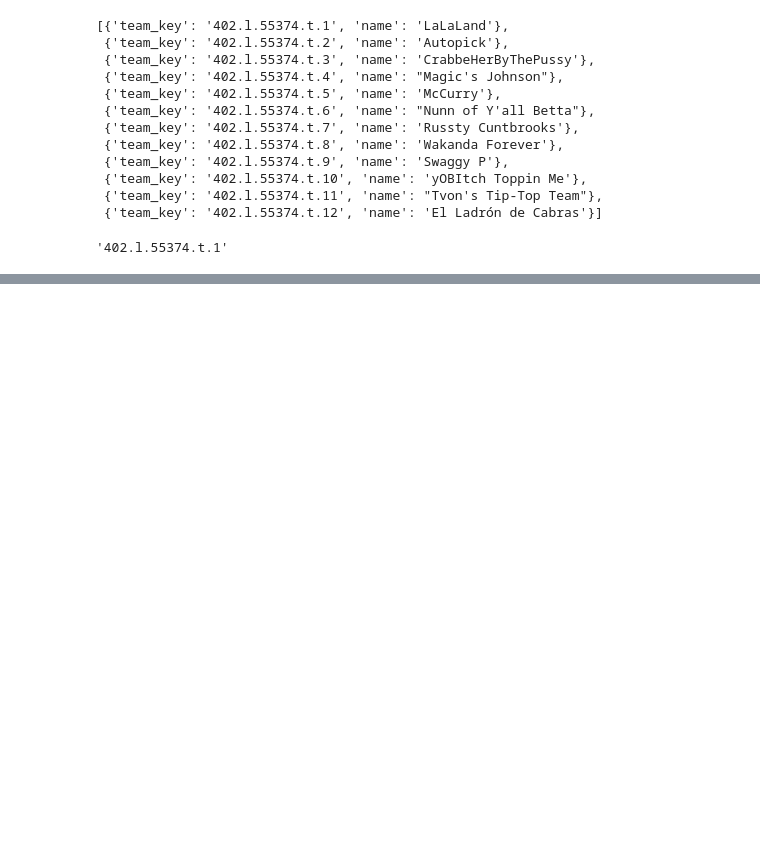
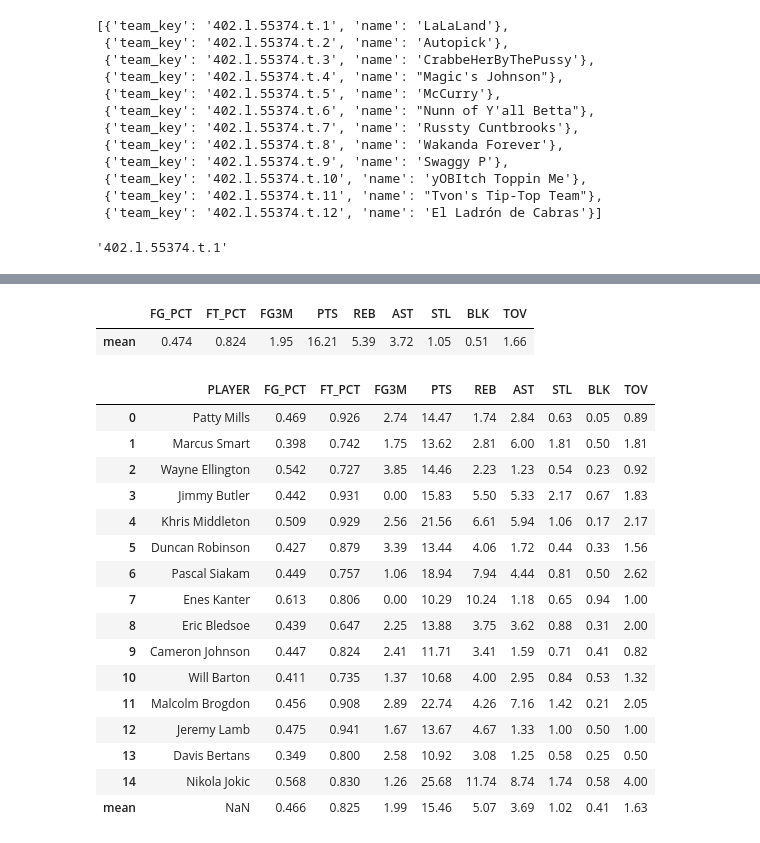
Before and after one commit to JaumeClave/waiver_wire_machine, a Jupyter notebook: notebooks/02_yahoo_fantasy_sports_api_exploration.ipynb, the cells around one changed output, grey strips where cells are left out. Drawn from its saved outputs; the diff is of its cells as text; code cells hidden in the pictures; blank space fills up the shorter version.

```diff
--- a/notebooks/02_yahoo_fantasy_sports_api_exploration.ipynb
+++ b/notebooks/02_yahoo_fantasy_sports_api_exploration.ipynb
@@ -1644,6 +1670,30 @@ def streamlit_return_players_on_team(team_name):
     player_list = team_player_list(team_id)
 
     return player_list
+
+
+def get_league_free_agents():
+    # Free agents
+    free_agent_guards = lg.free_agents("G")
+    free_agent_forwards = lg.free_agents("F")
+    free_agent_centers = lg.free_agents("C")
+
+    free_agents = [player[NAME_KEY] for player in free_agent_guards] \
+                  + [player[NAME_KEY] for player in free_agent_forwards] \
+        + [player[NAME_KEY] for player in free_agent_centers]
+
+    free_agents = list(set(free_agents))
+    sorted_free_agents = sorted(free_agents)
+
+    return sorted_free_agents
+
+def get_team_roster(team):
+
+    sc = yahoo_fantasy_api_authentication()
+    league = yahoo_fantasy_league(sc)
+    team_9cat_dataframe = team_9cat_average_stats(team, league)
+
+    return team_9cat_dataframe
 # %%
 team_player_list(NUNN_OF_YALL_BETTA)
 # %% [output]
@@ -1707,0 +1764,2 @@ streamlit_return_players_on_team("Autopick")
+# %%
+nunn_yall_betta_team_avg_9cat = get_team_roster(NUNN_OF_YALL_BETTA)
@@ -1707,0 +1799,25 @@ streamlit_return_players_on_team("Autopick")
+# %%
+d
+# %% [output]
+|  | FG_PCT | FT_PCT | FG3M | PTS | REB | AST | STL | BLK | TOV |
+| mean | 0.474 | 0.824 | 1.95 | 16.21 | 5.39 | 3.72 | 1.05 | 0.51 | 1.66 |
+# %%
+nunn_yall_betta_team_avg_9cat
+# %% [output]
+|  | PLAYER | FG_PCT | FT_PCT | FG3M | PTS | REB | AST | STL | BLK | TOV |
+| 0 | Patty Mills | 0.469 | 0.926 | 2.74 | 14.47 | 1.74 | 2.84 | 0.63 | 0.05 | 0.89 |
+| 1 | Marcus Smart | 0.398 | 0.742 | 1.75 | 13.62 | 2.81 | 6.00 | 1.81 | 0.50 | 1.81 |
+| 2 | Wayne Ellington | 0.542 | 0.727 | 3.85 | 14.46 | 2.23 | 1.23 | 0.54 | 0.23 | 0.92 |
+| 3 | Jimmy Butler | 0.442 | 0.931 | 0.00 | 15.83 | 5.50 | 5.33 | 2.17 | 0.67 | 1.83 |
+| 4 | Khris Middleton | 0.509 | 0.929 | 2.56 | 21.56 | 6.61 | 5.94 | 1.06 | 0.17 | 2.17 |
+| 5 | Duncan Robinson | 0.427 | 0.879 | 3.39 | 13.44 | 4.06 | 1.72 | 0.44 | 0.33 | 1.56 |
+| 6 | Pascal Siakam | 0.449 | 0.757 | 1.06 | 18.94 | 7.94 | 4.44 | 0.81 | 0.50 | 2.62 |
+| 7 | Enes Kanter | 0.613 | 0.806 | 0.00 | 10.29 | 10.24 | 1.18 | 0.65 | 0.94 | 1.00 |
+| 8 | Eric Bledsoe | 0.439 | 0.647 | 2.25 | 13.88 | 3.75 | 3.62 | 0.88 | 0.31 | 2.00 |
+| 9 | Cameron Johnson | 0.447 | 0.824 | 2.41 | 11.71 | 3.41 | 1.59 | 0.71 | 0.41 | 0.82 |
+| 10 | Will Barton | 0.411 | 0.735 | 1.37 | 10.68 | 4.00 | 2.95 | 0.84 | 0.53 | 1.32 |
+| 11 | Malcolm Brogdon | 0.456 | 0.908 | 2.89 | 22.74 | 4.26 | 7.16 | 1.42 | 0.21 | 2.05 |
+| 12 | Jeremy Lamb | 0.475 | 0.941 | 1.67 | 13.67 | 4.67 | 1.33 | 1.00 | 0.50 | 1.00 |
+| 13 | Davis Bertans | 0.349 | 0.800 | 2.58 | 10.92 | 3.08 | 1.25 | 0.58 | 0.25 | 0.50 |
+| 14 | Nikola Jokic | 0.568 | 0.830 | 1.26 | 25.68 | 11.74 | 8.74 | 1.74 | 0.58 | 4.00 |
+| mean | NaN | 0.466 | 0.825 | 1.99 | 15.46 | 5.07 | 3.69 | 1.02 | 0.41 | 1.63 |
```
Also changed, not shown: parts of 15 cells of this notebook, 1 other file.
